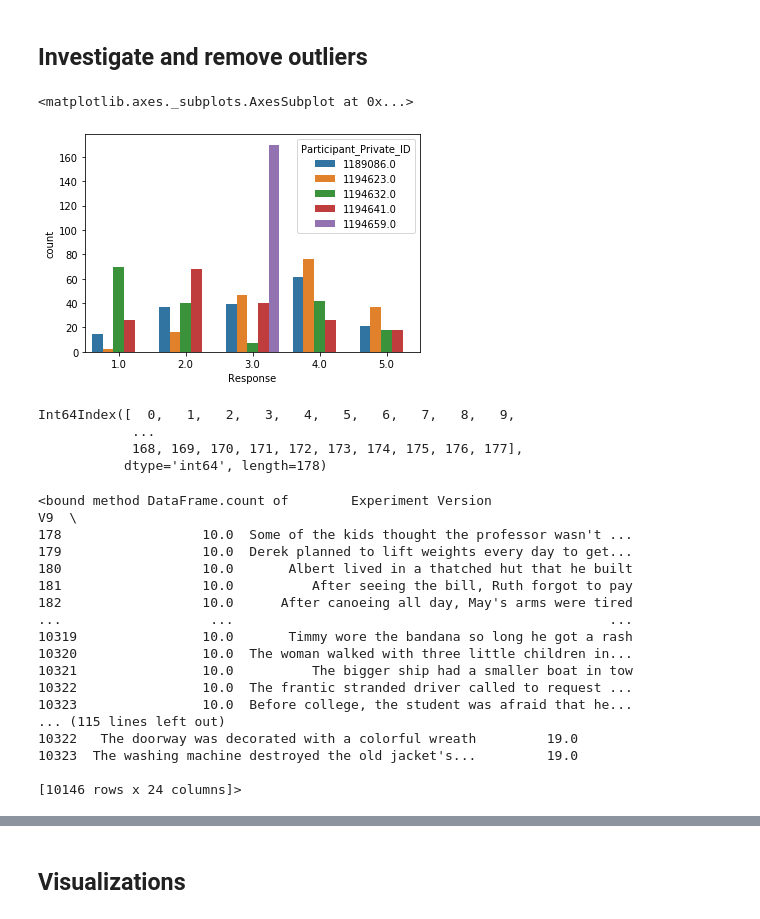
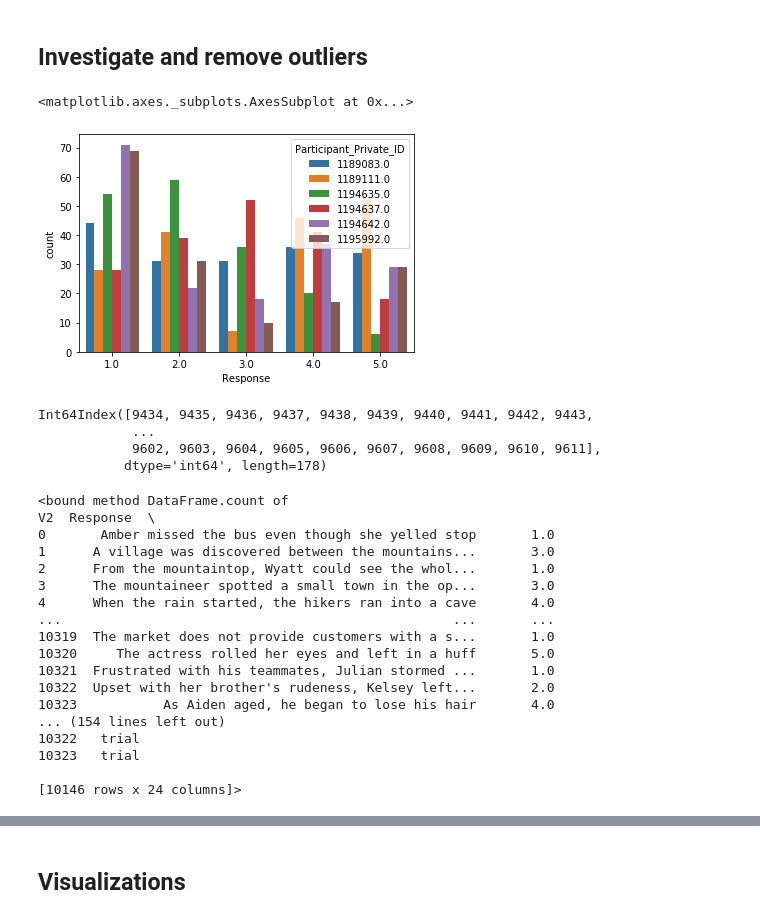
Before and after one commit to sbruinsma1/cort_language, a Jupyter notebook: notebooks/pilot_cort_scaling_gorilla_ana.ipynb, the cells around one changed output, grey strips where cells are left out. Saved outputs shown, nothing was run; the diff lists cells and outputs as text; code cells hidden in the pictures.

Commit message:
outlier update in gorilla analysis notebook

```diff
--- a/notebooks/pilot_cort_scaling_gorilla_ana.ipynb
+++ b/notebooks/pilot_cort_scaling_gorilla_ana.ipynb
@@ -51,13 +52,13 @@ del df_filtered['index']
 # %%
 #Investigate Outliers
 
-def distribution_of_participants_per_version(x):
+def distribution_of_participants_per_version(version):
     "Gives distribution of scores for each participant of a particular version (where x='version', i.e. V1, V2, etc)"
-    df_filtered_x = df_filtered.loc[df_filtered['counterbalance-mpke'] == x]
-    df_filtered_x.Participant_Private_ID.unique()
-    return sns.countplot(x='Response', hue='Participant_Private_ID', data= df_filtered_x)
+    df_filtered_version = df_filtered.loc[df_filtered['counterbalance-mpke'] == version]
+    df_filtered_version.Participant_Private_ID.unique()
+    return sns.countplot(x='Response', hue='Participant_Private_ID', data= df_filtered_version)
 
-distribution_of_participants_per_version("V12")
+distribution_of_participants_per_version("V1")
 # %% [output]
 <matplotlib.axes._subplots.AxesSubplot at 0x...>
-[figure, old version]
+[figure, new version]
@@ -66,28 +65,28 @@ distribution_of_participants_per_version("V12")
 # %%
-# Drop Outlier in V8
-df_where_outlier_1 = df_filtered[df_filtered.Participant_Private_ID == 1189080.0]
-print(df_where_outlier_1.index)
-df_refiltered = df_filtered.drop(df_filtered.index[0:178])
-df_refiltered.count
+# Drop Outlier in V12
+df_where_outlier_2 = df_filtered[df_filtered.Participant_Private_ID == 1194659.0]
+print(df_where_outlier_2.index)
+df_final_filtered = df_filtered.drop(df_filtered.index[9434:9612])
+df_final_filtered.count
 # %% [output]
-Int64Index([  0,   1,   2,   3,   4,   5,   6,   7,   8,   9,
+Int64Index([9434, 9435, 9436, 9437, 9438, 9439, 9440, 9441, 9442, 9443,
             ...
-            168, 169, 170, 171, 172, 173, 174, 175, 176, 177],
+            9602, 9603, 9604, 9605, 9606, 9607, 9608, 9609, 9610, 9611],
            dtype='int64', length=178)
-<bound method DataFrame.count of        Experiment Version                                                 V9  \
-178                  10.0  Some of the kids thought the professor wasn't ...
-179                  10.0  Derek planned to lift weights every day to get...
-180                  10.0       Albert lived in a thatched hut that he built
-181                  10.0          After seeing the bill, Ruth forgot to pay
-182                  10.0      After canoeing all day, May's arms were tired
-...                   ...                                                ...
-10319                10.0       Timmy wore the bandana so long he got a rash
-10320                10.0  The woman walked with three little children in...
-10321                10.0          The bigger ship had a smaller boat in tow
-10322                10.0  The frantic stranded driver called to request ...
-10323                10.0  Before college, the student was afraid that he...
-... (115 lines left out)
-10322   The doorway was decorated with a colorful wreath         19.0
-10323  The washing machine destroyed the old jacket's...         19.0
+<bound method DataFrame.count of                                                       V2  Response  \
+0       Amber missed the bus even though she yelled stop       1.0
+1      A village was discovered between the mountains...       3.0
+2      From the mountaintop, Wyatt could see the whol...       1.0
+3      The mountaineer spotted a small town in the op...       3.0
+4      When the rain started, the hikers ran into a cave       4.0
+...                                                  ...       ...
+10319  The market does not provide customers with a s...       1.0
+10320     The actress rolled her eyes and left in a huff       5.0
+10321  Frustrated with his teammates, Julian stormed ...       1.0
+10322  Upset with her brother's rudeness, Kelsey left...       2.0
+10323           As Aiden aged, he began to lose his hair       4.0
+... (154 lines left out)
+10322   trial
+10323   trial
 
 [10146 rows x 24 columns]>
```
Also changed, not shown: parts of 7 cells of this notebook.
